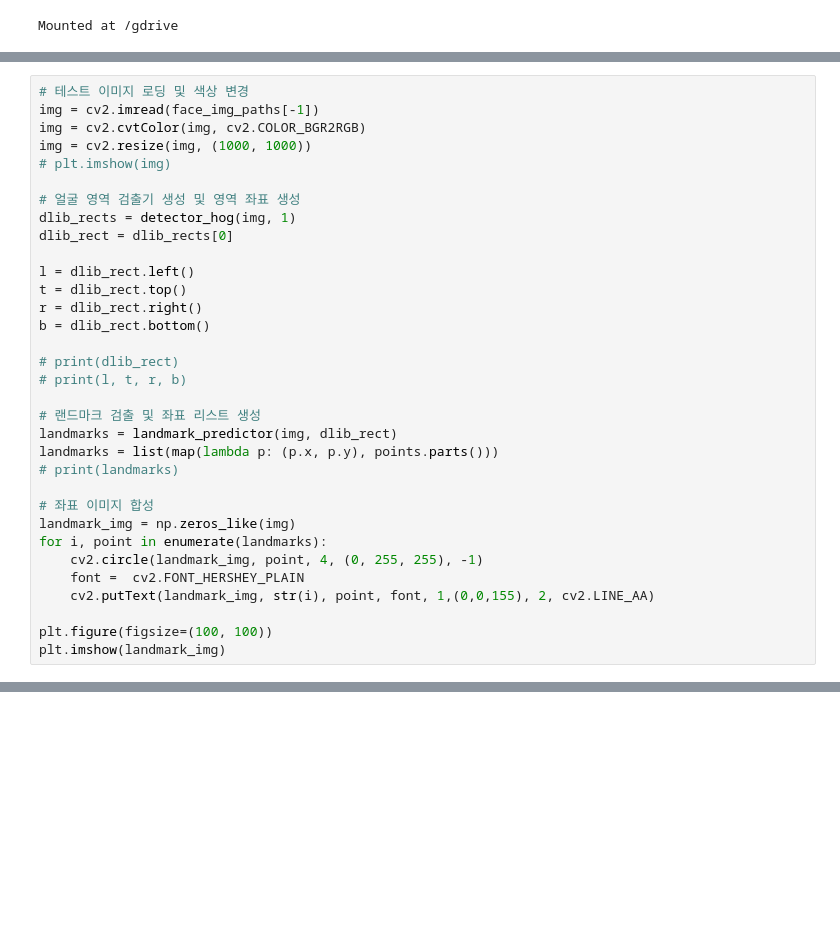
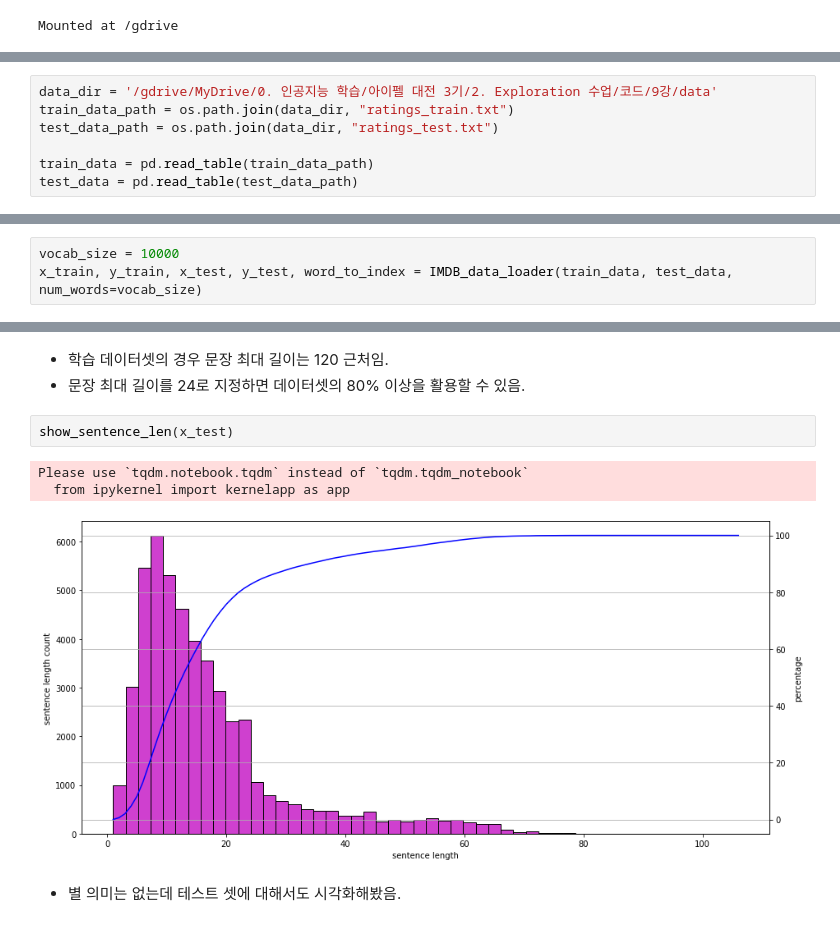
Before and after one commit to MONOKIM123/Aiffel_exploration, a Jupyter notebook: project9.ipynb, the cells around one changed output, grey strips where cells are left out. Saved outputs shown, nothing was run; the diff lists cells and outputs as text; blank space fills up the shorter version.

```diff
--- a/project9.ipynb
+++ b/project9.ipynb
@@ -136,33 +86,0 @@ Output hidden; open in https://colab.research.google.com to view.
-# %%
-# 테스트 이미지 로딩 및 색상 변경
-img = cv2.imread(face_img_paths[-1])
-img = cv2.cvtColor(img, cv2.COLOR_BGR2RGB)
-img = cv2.resize(img, (1000, 1000))
-# plt.imshow(img)
-
-# 얼굴 영역 검출기 생성 및 영역 좌표 생성
-dlib_rects = detector_hog(img, 1)
-dlib_rect = dlib_rects[0]
-
-l = dlib_rect.left()
-t = dlib_rect.top()
-r = dlib_rect.right()
-b = dlib_rect.bottom()
-
-# print(dlib_rect)
-# print(l, t, r, b)
-
-# 랜드마크 검출 및 좌표 리스트 생성
-landmarks = landmark_predictor(img, dlib_rect)
-landmarks = list(map(lambda p: (p.x, p.y), points.parts()))
-# print(landmarks)
-
-# 좌표 이미지 합성
-landmark_img = np.zeros_like(img)
-for i, point in enumerate(landmarks):
-    cv2.circle(landmark_img, point, 4, (0, 255, 255), -1)
-    font =  cv2.FONT_HERSHEY_PLAIN
-    cv2.putText(landmark_img, str(i), point, font, 1,(0,0,155), 2, cv2.LINE_AA)
-
-plt.figure(figsize=(100, 100))
-plt.imshow(landmark_img)
@@ -300,0 +115,7 @@ Output hidden; open in https://colab.research.google.com to view.
+# %%
+data_dir = '/gdrive/MyDrive/0. 인공지능 학습/아이펠 대전 3기/2. Exploration 수업/코드/9강/data'
+train_data_path = os.path.join(data_dir, "ratings_train.txt")
+test_data_path = os.path.join(data_dir, "ratings_test.txt")
+
+train_data = pd.read_table(train_data_path)
+test_data = pd.read_table(test_data_path)
@@ -300,0 +213,3 @@ Output hidden; open in https://colab.research.google.com to view.
+# %%
+vocab_size = 10000
+x_train, y_train, x_test, y_test, word_to_index = IMDB_data_loader(train_data, test_data, num_words=vocab_size)
@@ -300,0 +282,11 @@ Output hidden; open in https://colab.research.google.com to view.
+# %% [markdown]
+- 학습 데이터셋의 경우 문장 최대 길이는 120 근처임.
+- 문장 최대 길이를 24로 지정하면 데이터셋의 80% 이상을 활용할 수 있음.
+# %%
+show_sentence_len(x_test)
+# %% [output]
+Please use `tqdm.notebook.tqdm` instead of `tqdm.tqdm_notebook`
+  from ipykernel import kernelapp as app
+[figure, added]
+# %% [markdown]
+- 별 의미는 없는데 테스트 셋에 대해서도 시각화해봤음.
```
Also changed, not shown: parts of 102 cells of this notebook.
